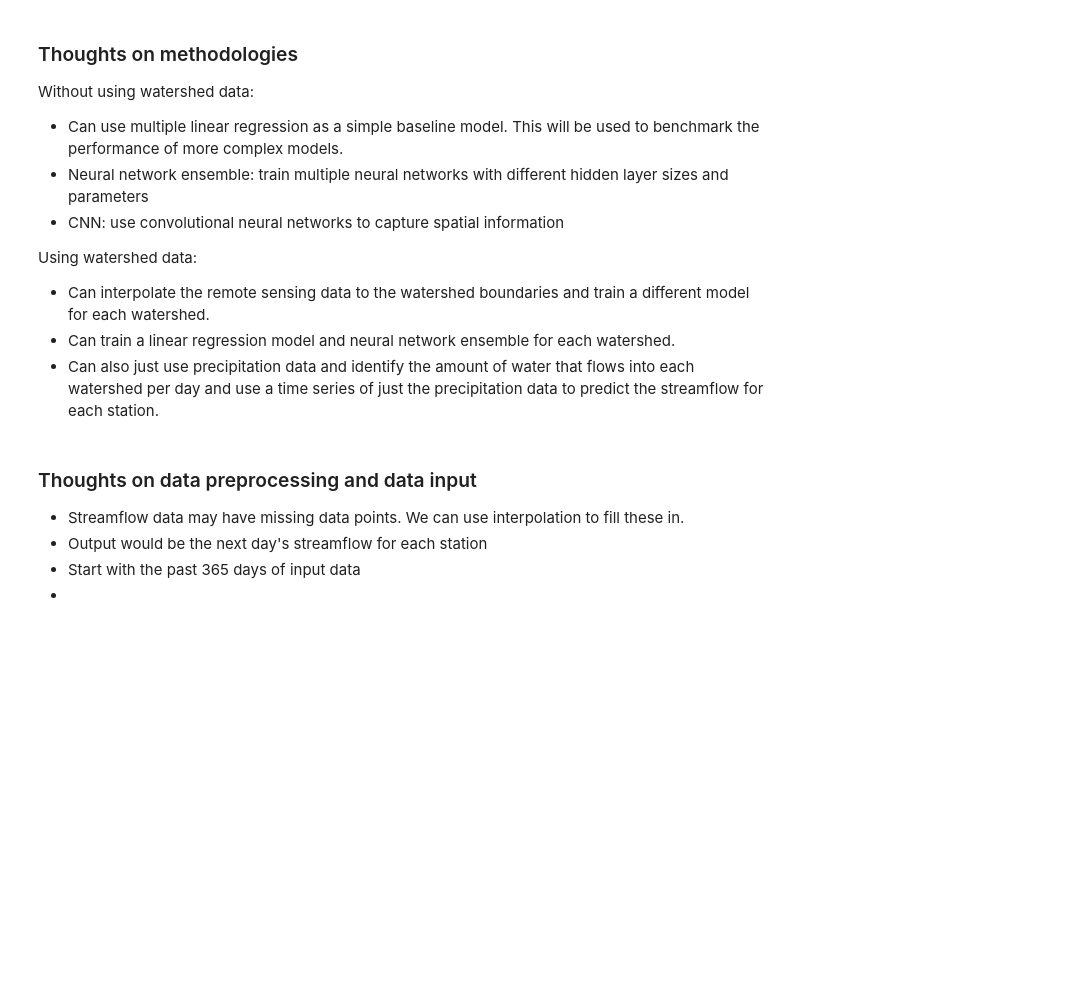
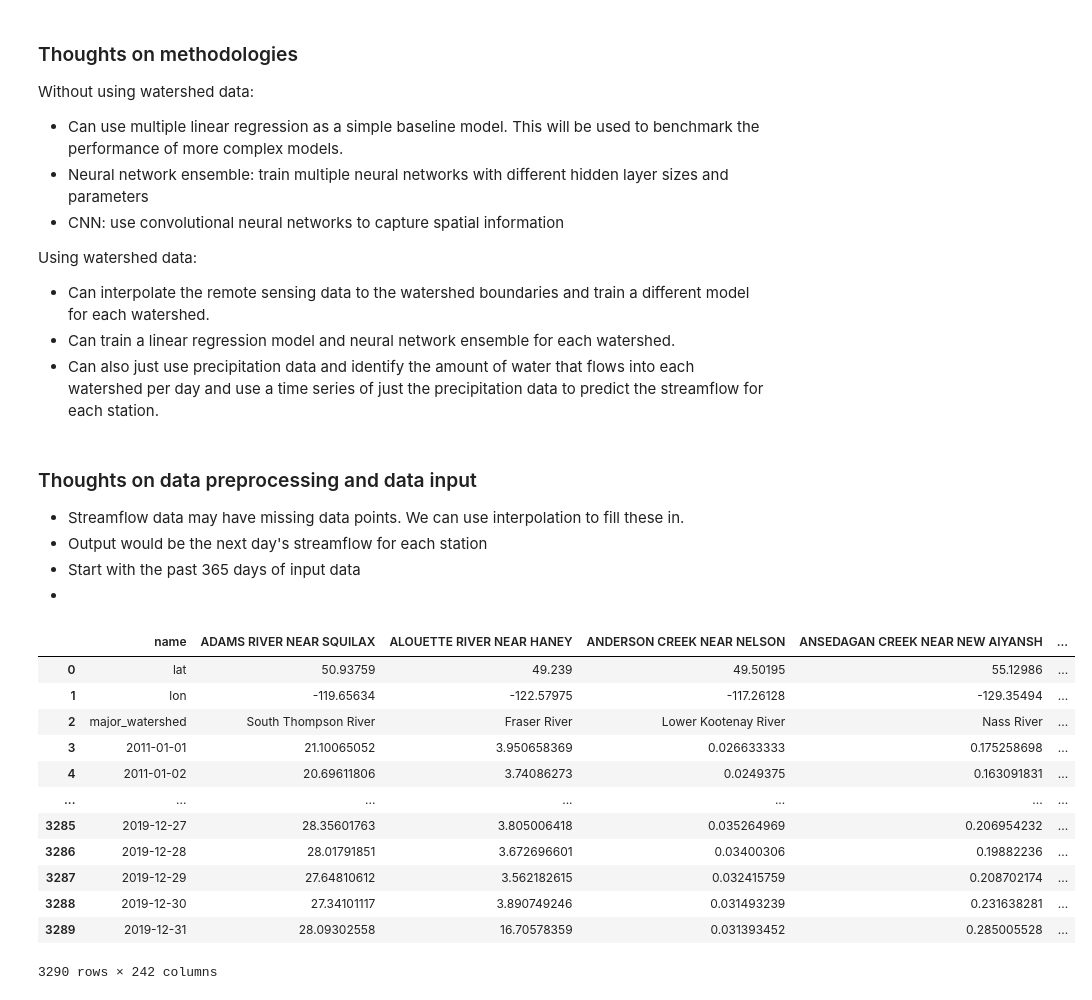
Before and after one commit to TWilson05/EOSC-410-Final-Project, a Jupyter notebook: notebook.ipynb, the cells around one changed output. Drawn from its saved outputs; the diff is of its cells as text; code cells hidden in the pictures; blank space fills up the shorter version.

Commit message:
data preprocessing

```diff
--- a/notebook.ipynb
+++ b/notebook.ipynb
@@ -21,0 +23,18 @@ Using watershed data:
+# %%
+streamwater_data = pd.read_csv("data/streamflow_data/Final_Processed_Station_Data_Watershed.csv")
+streamwater_data.dropna(inplace=True)
+streamwater_data
+# %% [output]
+|  | name | ADAMS RIVER NEAR SQUILAX | ALOUETTE RIVER NEAR HANEY | ANDERSON CREEK NEAR NELSON | ANSEDAGAN CREEK NEAR NEW AIYANSH | ... |
+| 0 | lat | 50.93759 | 49.239 | 49.50195 | 55.12986 | ... |
+| 1 | lon | -119.65634 | -122.57975 | -117.26128 | -129.35494 | ... |
+| 2 | major_watershed | South Thompson River | Fraser River | Lower Kootenay River | Nass River | ... |
+| 3 | 2011-01-01 | 21.10065052 | 3.950658369 | 0.026633333 | 0.175258698 | ... |
+| 4 | 2011-01-02 | 20.69611806 | 3.74086273 | 0.0249375 | 0.163091831 | ... |
+| ... | ... | ... | ... | ... | ... | ... |
+| 3285 | 2019-12-27 | 28.35601763 | 3.805006418 | 0.035264969 | 0.206954232 | ... |
+| 3286 | 2019-12-28 | 28.01791851 | 3.672696601 | 0.03400306 | 0.19882236 | ... |
+| 3287 | 2019-12-29 | 27.64810612 | 3.562182615 | 0.032415759 | 0.208702174 | ... |
+| 3288 | 2019-12-30 | 27.34101117 | 3.890749246 | 0.031493239 | 0.231638281 | ... |
+| 3289 | 2019-12-31 | 28.09302558 | 16.70578359 | 0.031393452 | 0.285005528 | ... |
+3290 rows × 242 columns
```
Also changed, not shown: parts of 13 cells of this notebook.
